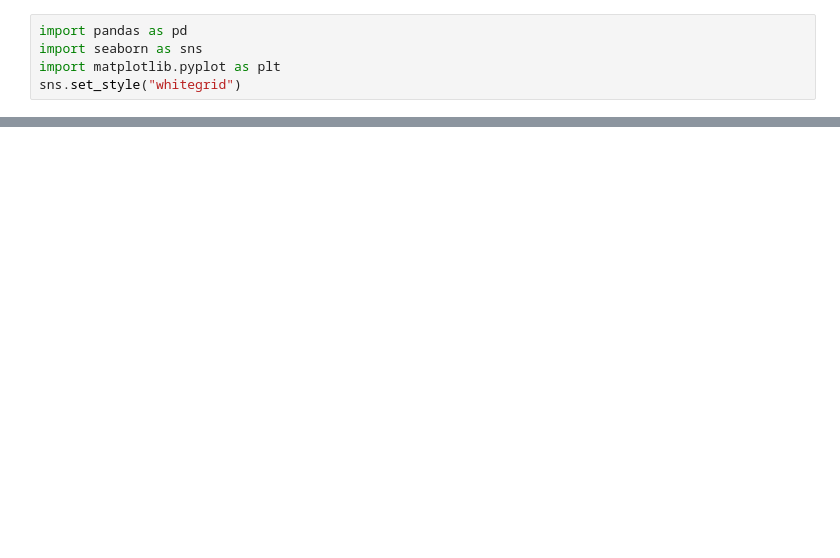
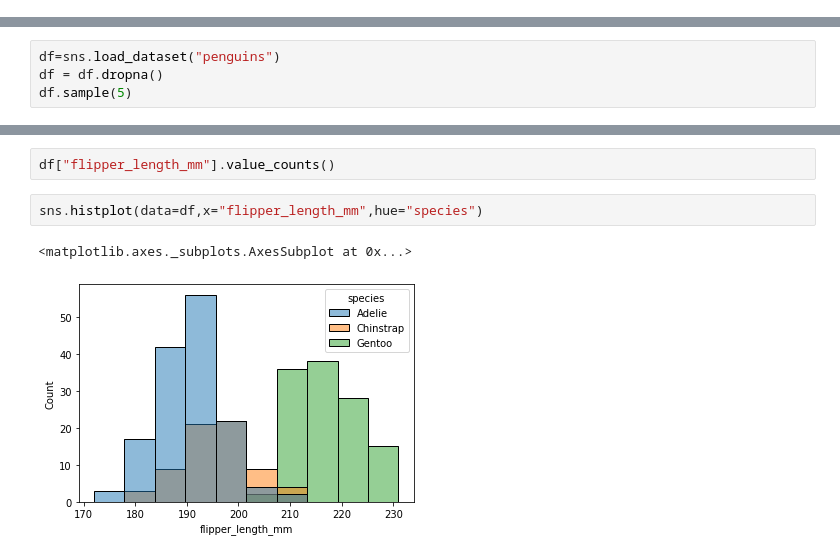
Before and after one commit to awazbhujel/Seaborn, a Jupyter notebook: seaborn.ipynb, the cells around one changed output, grey strips where cells are left out. Saved outputs shown, nothing was run; the diff lists cells and outputs as text; blank space fills up the shorter version.

```diff
--- a/seaborn.ipynb
+++ b/seaborn.ipynb
@@ -3,5 +0,0 @@ jitter_stripplot
-# %%
-import pandas as pd
-import seaborn as sns
-import matplotlib.pyplot as plt
-sns.set_style("whitegrid")
@@ -229,0 +4,4 @@ sns.swarmplot(data=penguin,x="bill_length_mm",y="sex",hue="species")
+# %%
+df=sns.load_dataset("penguins")
+df = df.dropna()
+df.sample(5)
@@ -229,0 +15,7 @@ sns.swarmplot(data=penguin,x="bill_length_mm",y="sex",hue="species")
+# %%
+df["flipper_length_mm"].value_counts()
+# %%
+sns.histplot(data=df,x="flipper_length_mm",hue="species")
+# %% [output]
+<matplotlib.axes._subplots.AxesSubplot at 0x...>
+[figure, added]
```
Also changed, not shown: parts of 98 cells of this notebook.
